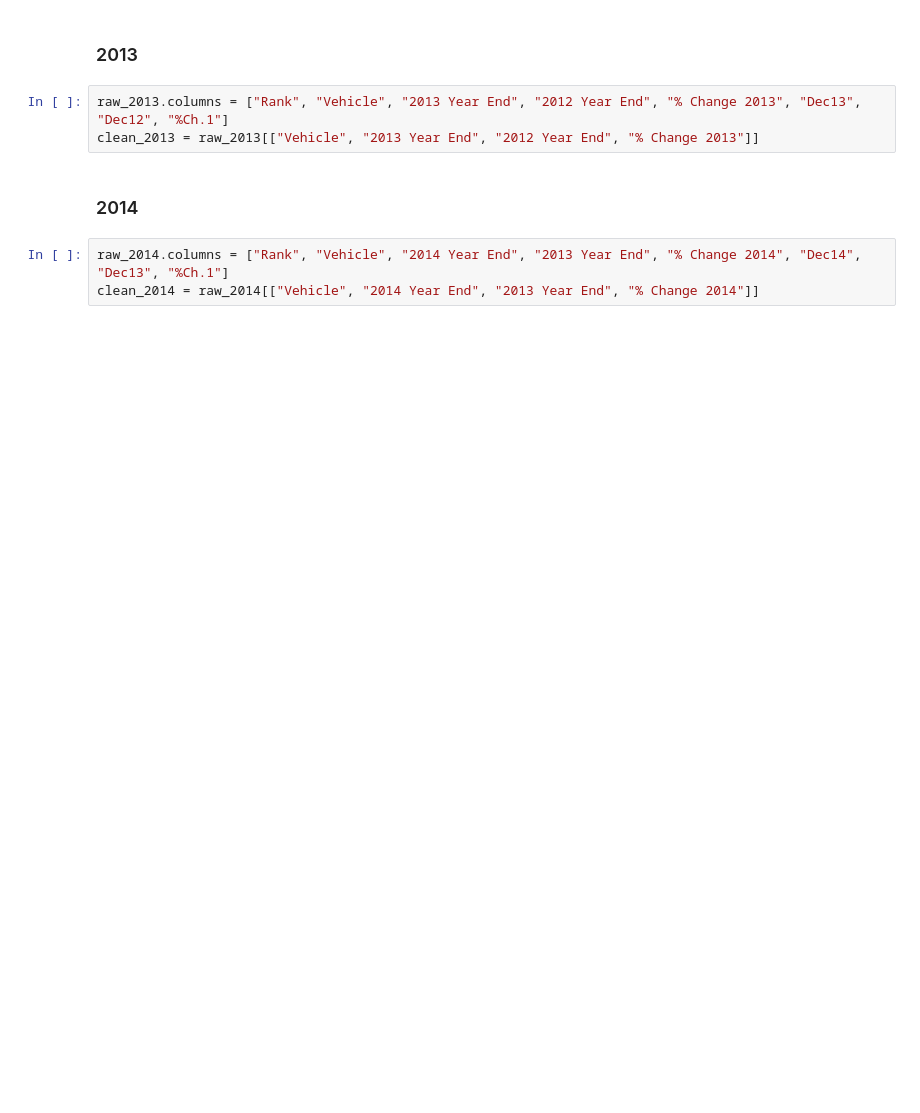
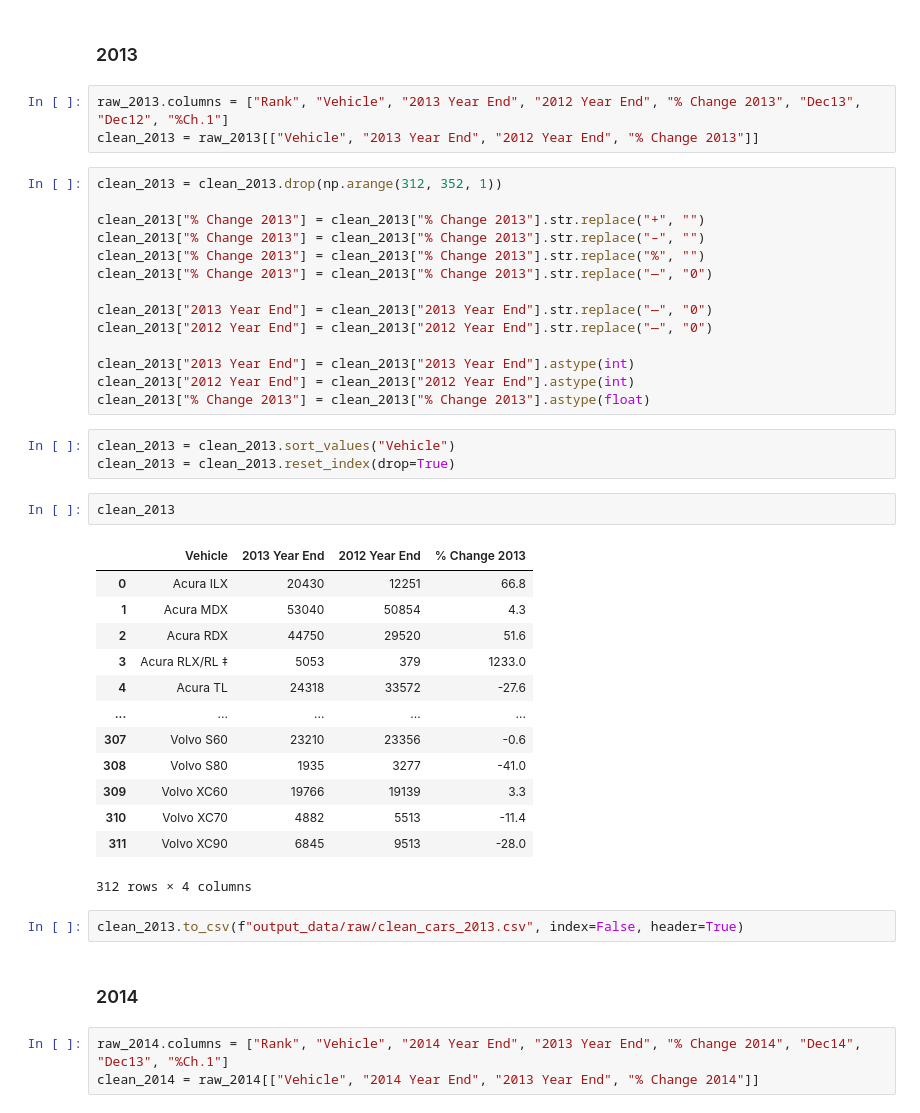
Before and after one commit to stuhunter4/cars_in_movies_project, a Jupyter notebook: 07_car_data_cleanup_part01.ipynb, the cells around one changed output. Saved outputs shown, nothing was run; the diff lists cells and outputs as text; blank space fills up the shorter version.

Commit message:
completed part 1 of cleaning car sales data

```diff
--- a/07_car_data_cleanup_part01.ipynb
+++ b/07_car_data_cleanup_part01.ipynb
@@ -94,6 +157,41 @@ clean_2012
 # %%
 raw_2013.columns = ["Rank", "Vehicle", "2013 Year End", "2012 Year End", "% Change 2013", "Dec13", "Dec12", "%Ch.1"]
 clean_2013 = raw_2013[["Vehicle", "2013 Year End", "2012 Year End", "% Change 2013"]]
+# %%
+clean_2013 = clean_2013.drop(np.arange(312, 352, 1))
+
+clean_2013["% Change 2013"] = clean_2013["% Change 2013"].str.replace("+", "")
+clean_2013["% Change 2013"] = clean_2013["% Change 2013"].str.replace("–", "")
+clean_2013["% Change 2013"] = clean_2013["% Change 2013"].str.replace("%", "")
+clean_2013["% Change 2013"] = clean_2013["% Change 2013"].str.replace("—", "0")
+
+clean_2013["2013 Year End"] = clean_2013["2013 Year End"].str.replace("—", "0")
+clean_2013["2012 Year End"] = clean_2013["2012 Year End"].str.replace("—", "0")
+
+clean_2013["2013 Year End"] = clean_2013["2013 Year End"].astype(int)
+clean_2013["2012 Year End"] = clean_2013["2012 Year End"].astype(int)
+clean_2013["% Change 2013"] = clean_2013["% Change 2013"].astype(float)
+# %%
+clean_2013 = clean_2013.sort_values("Vehicle")
+clean_2013 = clean_2013.reset_index(drop=True)
+# %%
+clean_2013
+# %% [output]
+|  | Vehicle | 2013 Year End | 2012 Year End | % Change 2013 |
+| 0 | Acura ILX | 20430 | 12251 | 66.8 |
+| 1 | Acura MDX | 53040 | 50854 | 4.3 |
+| 2 | Acura RDX | 44750 | 29520 | 51.6 |
+| 3 | Acura RLX/RL ‡ | 5053 | 379 | 1233.0 |
+| 4 | Acura TL | 24318 | 33572 | -27.6 |
+| ... | ... | ... | ... | ... |
+| 307 | Volvo S60 | 23210 | 23356 | -0.6 |
+| 308 | Volvo S80 | 1935 | 3277 | -41.0 |
+| 309 | Volvo XC60 | 19766 | 19139 | 3.3 |
+| 310 | Volvo XC70 | 4882 | 5513 | -11.4 |
+| 311 | Volvo XC90 | 6845 | 9513 | -28.0 |
+312 rows × 4 columns
+# %%
+clean_2013.to_csv(f"output_data/raw/clean_cars_2013.csv", index=False, header=True)
 # %% [markdown]
 ### 2014
 # %%
```
Also changed, not shown: parts of 51 cells of this notebook, 11 other files.
